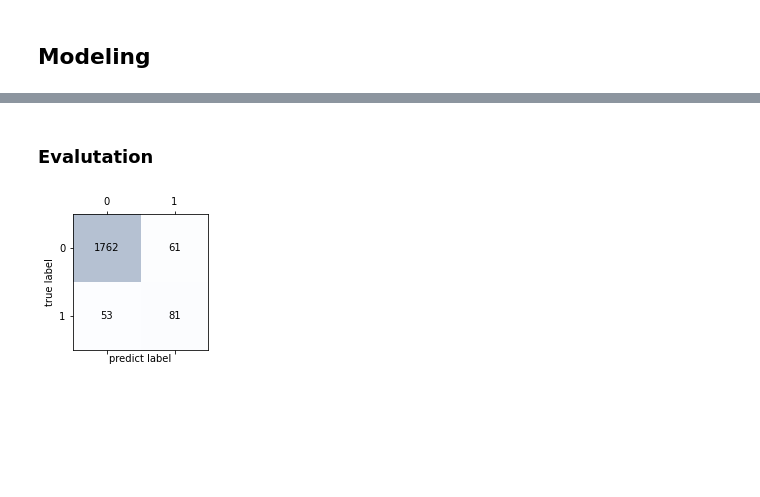
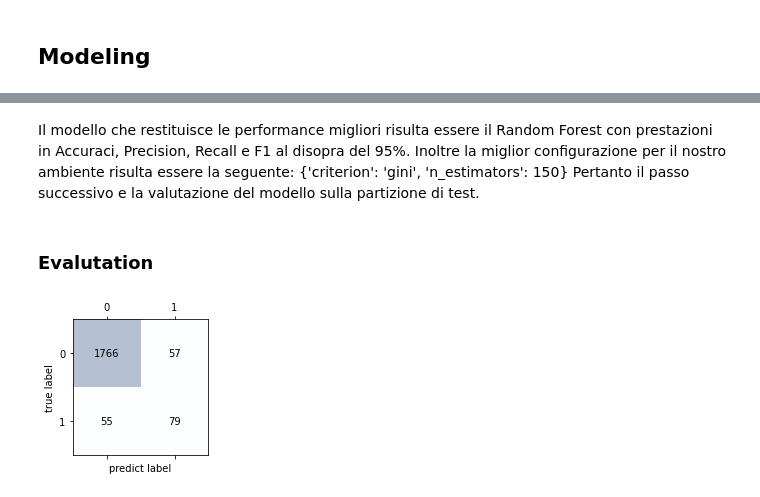
Before and after one commit to AntonioTrovato/Flaky-Tests-Learning-Pipeline, a Jupyter notebook: FlakyPipeline.ipynb, the cells around one changed output, grey strips where cells are left out. Saved outputs shown, nothing was run; the diff lists cells and outputs as text; code cells hidden in the pictures; blank space fills up the shorter version.

Commit message:
Model
Model Selection
ML Flow report

Co-Authored-By: Antonio Trovato <72383399+AntonioTrovato@users.noreply.github.com>
Co-Authored-By: Francesco Rastelli <11250475+RUSTelli@users.noreply.github.com>

```diff
--- a/FlakyPipeline.ipynb
+++ b/FlakyPipeline.ipynb
@@ -406,32 +428,36 @@ RandomForestClassifier().get_params()
+# %% [markdown]
+Il modello che restituisce le performance migliori risulta essere il Random Forest con prestazioni in Accuraci, Precision, Recall e F1 al disopra del 95%. Inoltre la miglior configurazione per il nostro ambiente risulta essere la seguente:
+{'criterion': 'gini', 'n_estimators': 150}
+Pertanto il passo successivo e la valutazione del modello sulla partizione di test.
 # %% [markdown]
 ### Evalutation
 # %%
 from sklearn.metrics import confusion_matrix
-
+from sklearn.ensemble import RandomForestClassifier
 test_set_copy=test_set.copy()
 test_dataset=test_set.drop(['id','nameProject','testCase','isFlaky'],axis=1)
 test_dataset_lable=test_set['isFlaky']
 test_dataset_lable=test_dataset_lable.astype(int)
 X_test_dataset=sc.transform(test_dataset)
 principalCompontent=pca.transform(X_test_dataset)
 pca_test_dataset=pandas.DataFrame(principalCompontent,columns=['Principal Component 1','Principal Component 2','Principal Component  3',
                                                                 'Principal Component 4','Principal Component 5','Principal Component 6',
                                                                 'Principal Component 7','Principal Component 8','Principal Component 9',
 
                                                                 'Principal Component 10'])
-randomForest=RandomForestClassifier(n_estimators=40)
-randomForest.fit(X_train_dataset,Y_train_dataset)
-test_predict=randomForest.predict(pca_test_dataset)
+clf=RandomForestClassifier(criterion='gini', n_estimators=150)
+clf.fit(X_train_dataset,Y_train_dataset)
+test_predict=clf.predict(pca_test_dataset)
 confmat=confusion_matrix(y_true=test_dataset_lable,y_pred=test_predict)
 fig, ax = plt.subplots(figsize=(2.5, 2.5))
 ax.matshow(confmat, cmap=plt.cm.Blues, alpha=0.3)
 for i in range(confmat.shape[0]):
     for j in range(confmat.shape[1]):
         ax.text(x=j,y=i, s=confmat[i,j], va='center', ha='center')
 plt.xlabel('predict label')
 plt.ylabel('true label')
 plt.show()
 # %% [output]
-[figure, old version]
+[figure, new version]
 # %%
 from sklearn.metrics import precision_score,recall_score,f1_score,accuracy_score
```
Also changed, not shown: parts of 31 cells of this notebook, 25 other files.
